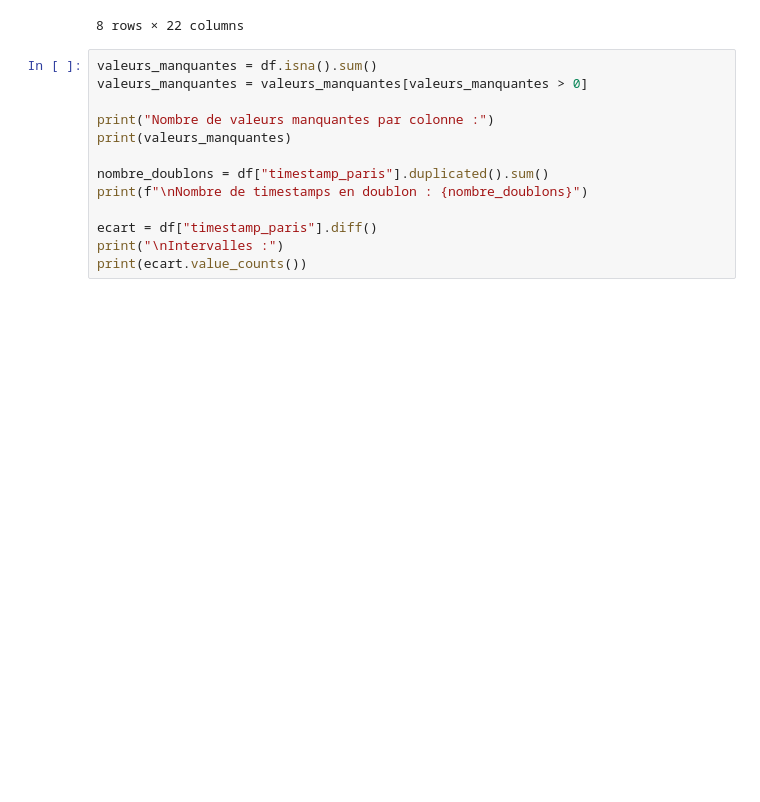
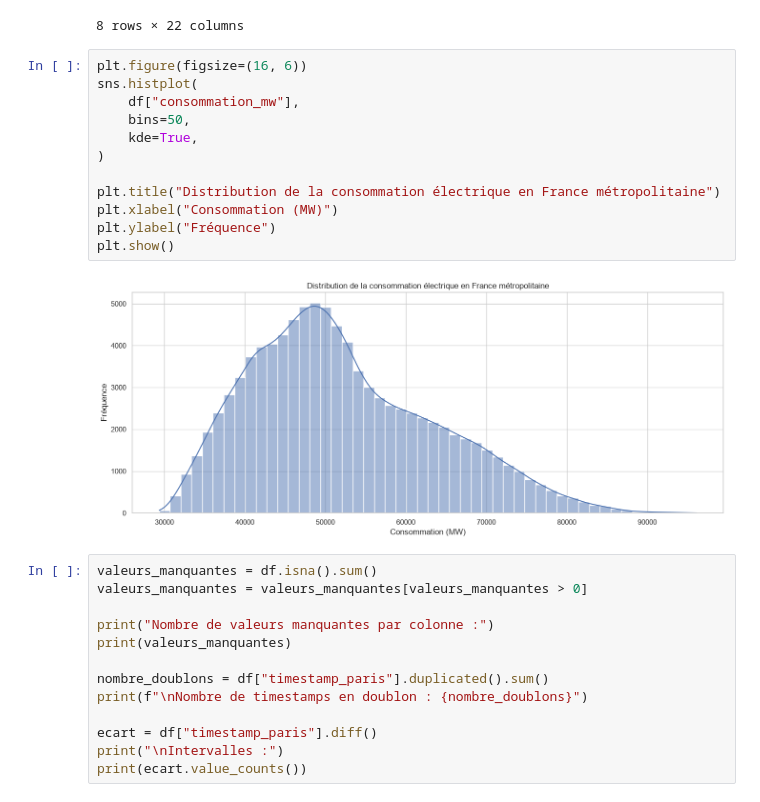
Before and after one commit to LeStolz/ConsommationElectrique, a Jupyter notebook: notebooks/01_exploration_donnees.ipynb, the cells around one changed output. Drawn from its saved outputs; the diff is of its cells as text; blank space fills up the shorter version.

```diff
--- a/notebooks/01_exploration_donnees.ipynb
+++ b/notebooks/01_exploration_donnees.ipynb
@@ -70,6 +70,20 @@ df.describe()
 | 75% | 59694.125000 | 17.250000 | 5.000000 | 268.000000 | 9.000000 | 2024.000000 | 2.000000 | ... |
 | max | 96129.500000 | 23.000000 | 6.000000 | 366.000000 | 12.000000 | 2026.000000 | 3.000000 | ... |
 8 rows × 22 columns
+# %%
+plt.figure(figsize=(16, 6))
+sns.histplot(
+    df["consommation_mw"],
+    bins=50,
+	kde=True,
+)
+
+plt.title("Distribution de la consommation électrique en France métropolitaine")
+plt.xlabel("Consommation (MW)")
+plt.ylabel("Fréquence")
+plt.show()
+# %% [output]
+[figure, added]
 # %%
 valeurs_manquantes = df.isna().sum()
 valeurs_manquantes = valeurs_manquantes[valeurs_manquantes > 0]
```
Also changed, not shown: parts of 1 cell of this notebook, 3 other files.
